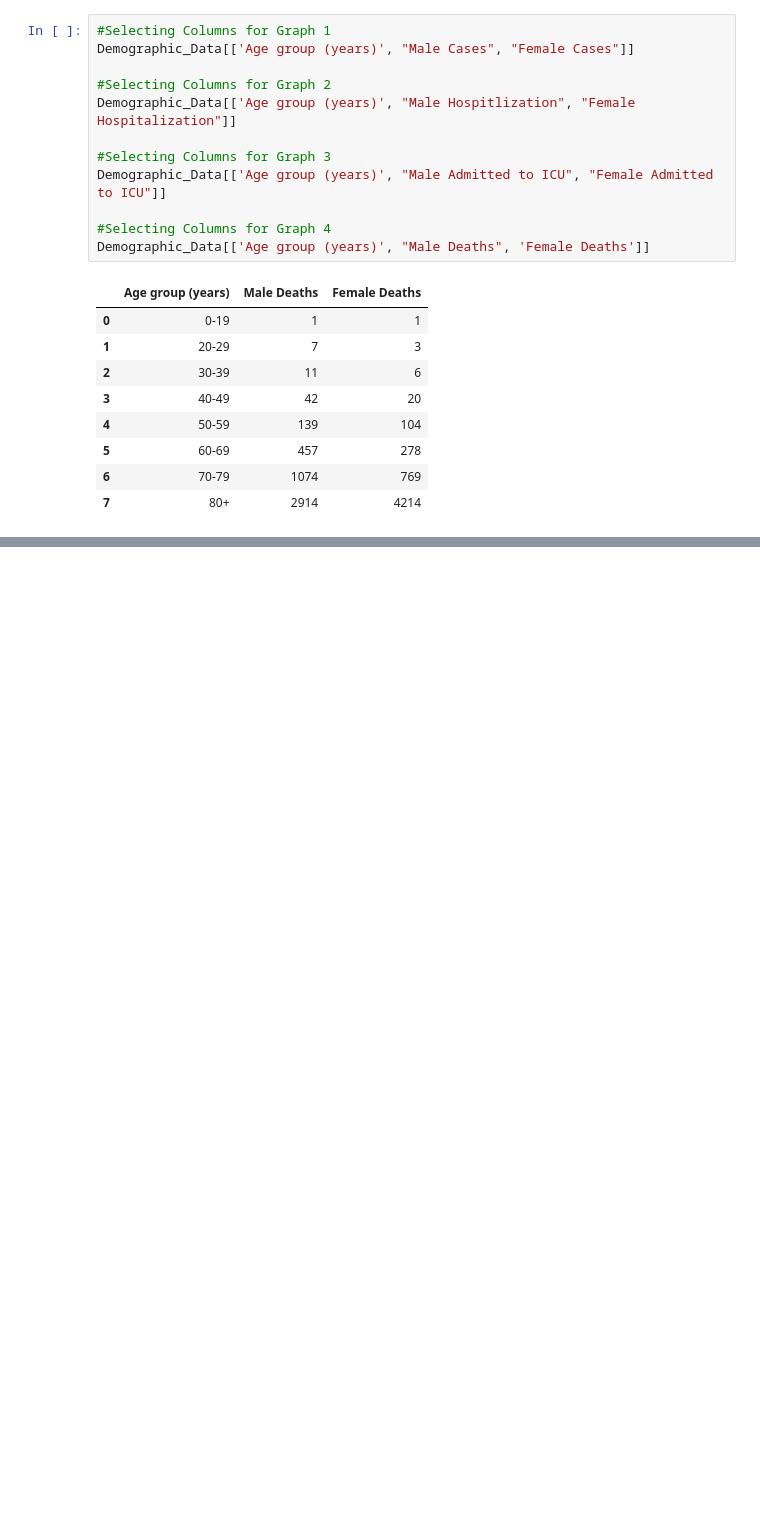
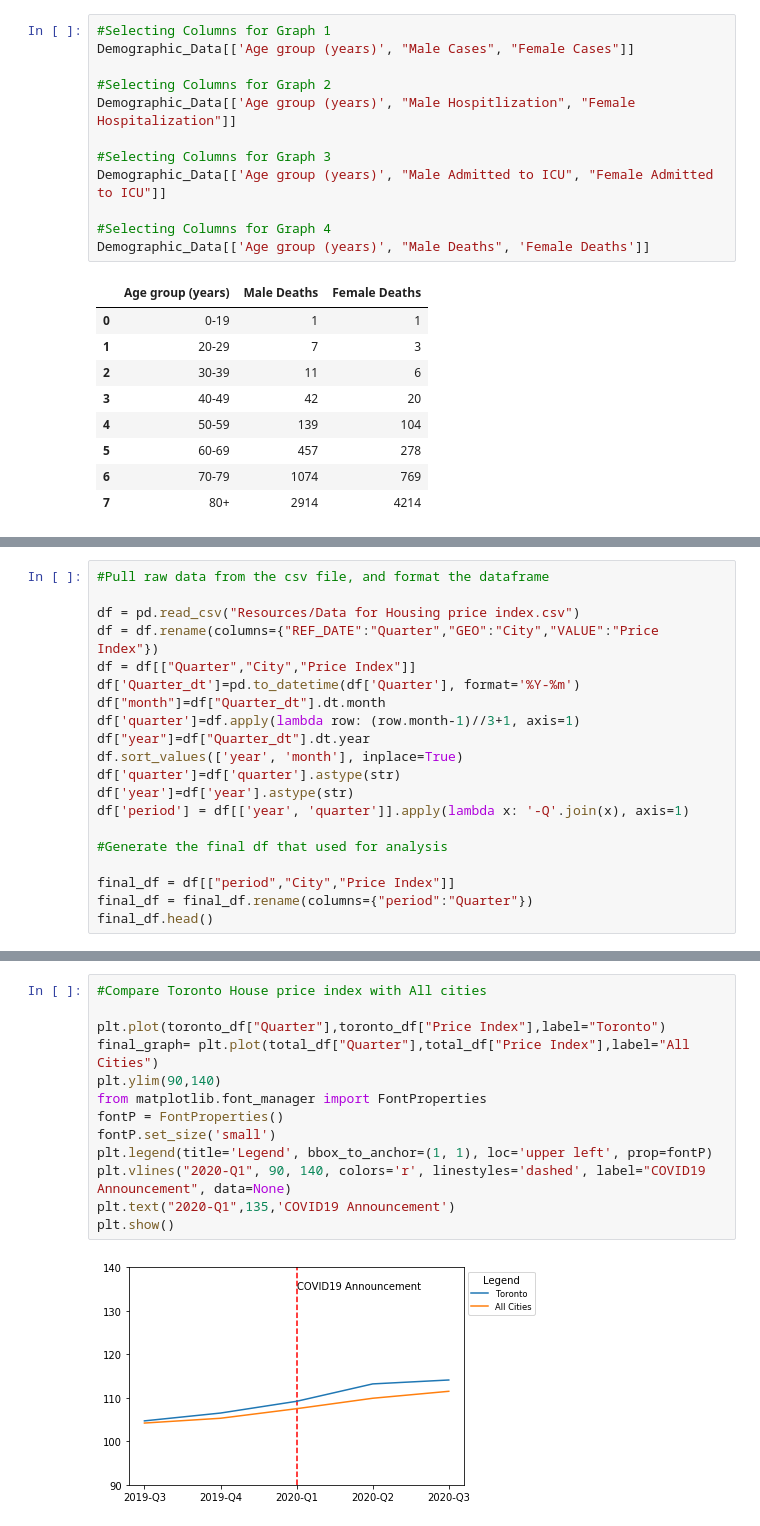
Before and after one commit to chenghaohan/Team_Anti-COVID_Project1, a Jupyter notebook: Data Exploration and Cleanup.ipynb, the cells around one changed output, grey strips where cells are left out. Saved outputs shown, nothing was run; the diff lists cells and outputs as text; blank space fills up the shorter version.

```diff
--- a/Data Exploration and Cleanup.ipynb
+++ b/Data Exploration and Cleanup.ipynb
@@ -547,0 +688,20 @@ Demographic_Data[['Age group (years)', "Male Deaths", 'Female Deaths']]
+# %%
+#Pull raw data from the csv file, and format the dataframe
+
+df = pd.read_csv("Resources/Data for Housing price index.csv")
+df = df.rename(columns={"REF_DATE":"Quarter","GEO":"City","VALUE":"Price Index"})
+df = df[["Quarter","City","Price Index"]]
+df['Quarter_dt']=pd.to_datetime(df['Quarter'], format='%Y-%m')
+df["month"]=df["Quarter_dt"].dt.month
+df['quarter']=df.apply(lambda row: (row.month-1)//3+1, axis=1)
+df["year"]=df["Quarter_dt"].dt.year
+df.sort_values(['year', 'month'], inplace=True)
+df['quarter']=df['quarter'].astype(str)
+df['year']=df['year'].astype(str)
+df['period'] = df[['year', 'quarter']].apply(lambda x: '-Q'.join(x), axis=1)
+
+#Generate the final df that used for analysis
+
+final_df = df[["period","City","Price Index"]]
+final_df = final_df.rename(columns={"period":"Quarter"})
+final_df.head()
@@ -547,0 +750,15 @@ Demographic_Data[['Age group (years)', "Male Deaths", 'Female Deaths']]
+# %%
+#Compare Toronto House price index with All cities
+
+plt.plot(toronto_df["Quarter"],toronto_df["Price Index"],label="Toronto")
+final_graph= plt.plot(total_df["Quarter"],total_df["Price Index"],label="All Cities")
+plt.ylim(90,140)
+from matplotlib.font_manager import FontProperties
+fontP = FontProperties()
+fontP.set_size('small')
+plt.legend(title='Legend', bbox_to_anchor=(1, 1), loc='upper left', prop=fontP)
+plt.vlines("2020-Q1", 90, 140, colors='r', linestyles='dashed', label="COVID19 Announcement", data=None)
+plt.text("2020-Q1",135,'COVID19 Announcement')
+plt.show()
+# %% [output]
+[figure, added]
```
Also changed, not shown: parts of 13 cells of this notebook, 3 other files.
